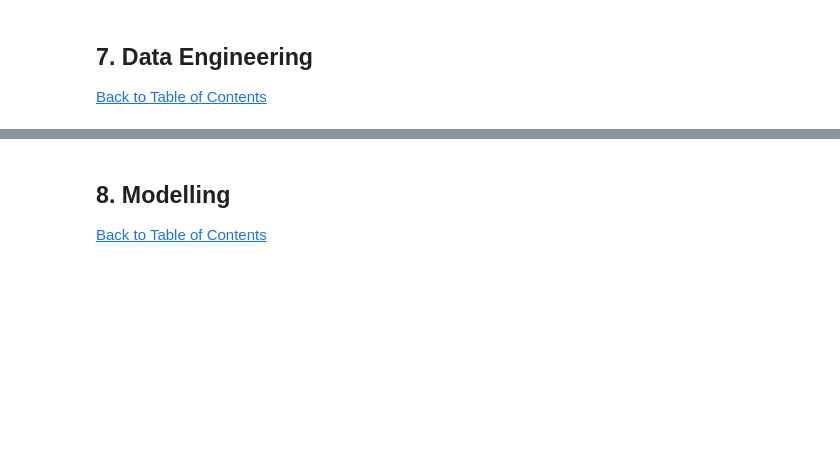
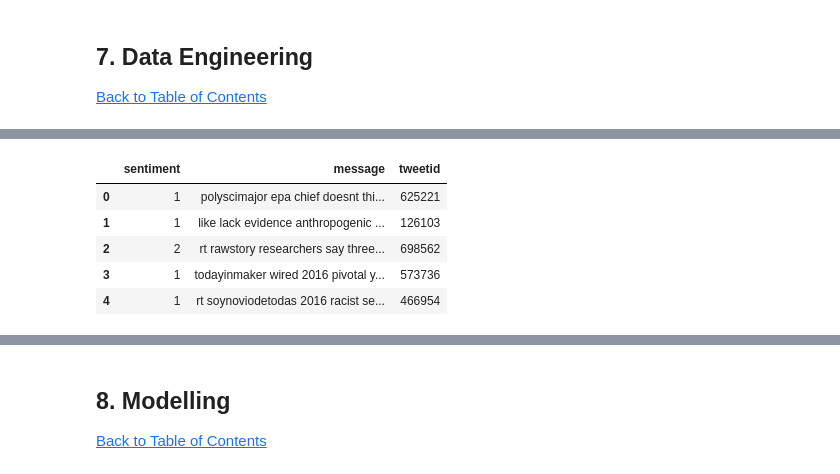
Before and after one commit to muheezokunade/TeamNM1-Classification-, a Jupyter notebook: Classification Predict.ipynb, the cells around one changed output, grey strips where cells are left out. Saved outputs shown, nothing was run; the diff lists cells and outputs as text; code cells hidden in the pictures; blank space fills up the shorter version.

```diff
--- a/Classification Predict.ipynb
+++ b/Classification Predict.ipynb
@@ -124,0 +191,14 @@ text, sentiment = list(df_train['message']), list(df_train['sentiment'])
+# %%
+stopwords_list = stopwords.words('english')
+stopwords_list = set(stopwords_list)
+def cleaning_stopwords(text):
+    return " ".join([word for word in str(text).split() if word not in stopwords_list])
+df_train['message'] = df_train['message'].apply(lambda text: cleaning_stopwords(text))
+df_train.head()
+# %% [output]
+|  | sentiment | message | tweetid |
+| 0 | 1 | polyscimajor epa chief doesnt thi... | 625221 |
+| 1 | 1 | like lack evidence anthropogenic ... | 126103 |
+| 2 | 2 | rt rawstory researchers say three... | 698562 |
+| 3 | 1 | todayinmaker wired 2016 pivotal y... | 573736 |
+| 4 | 1 | rt soynoviodetodas 2016 racist se... | 466954 |
```
Also changed, not shown: parts of 26 cells of this notebook.
